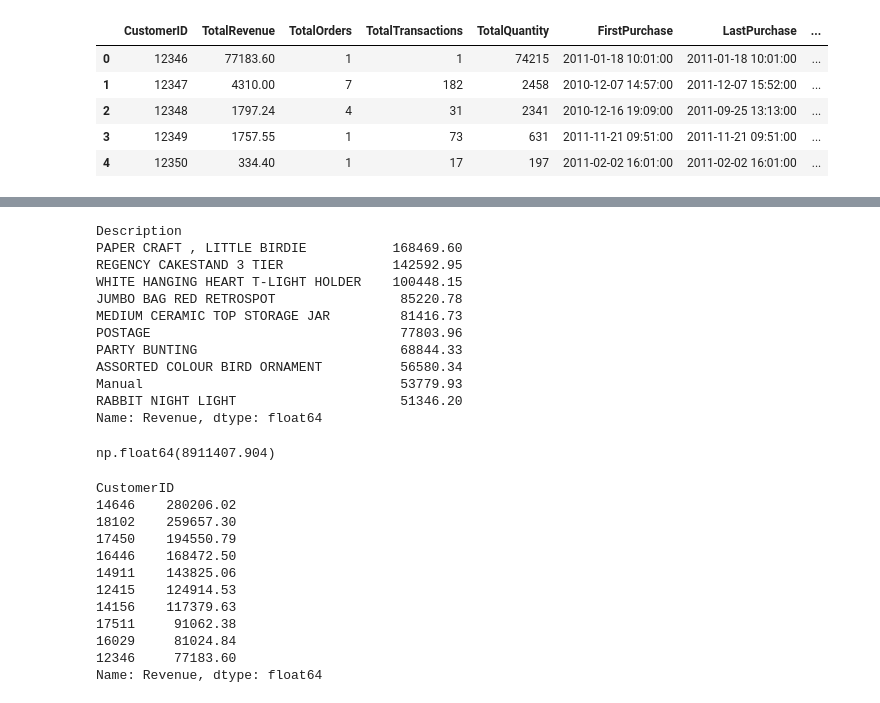
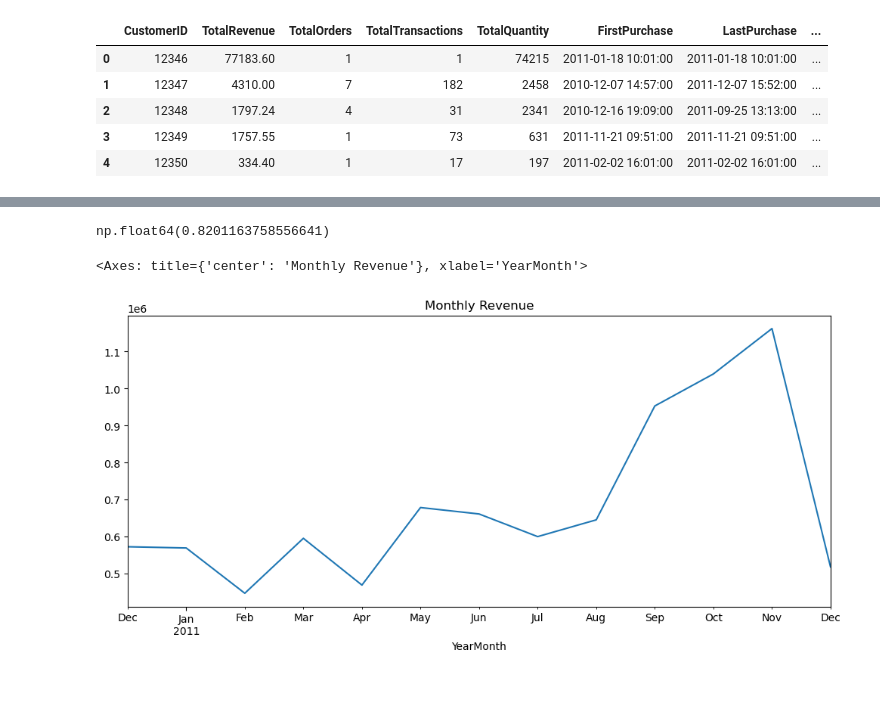
Before and after one commit to patrykraj/sales-analysis, a Jupyter notebook: sales-analysis.ipynb, the cells around one changed output, grey strips where cells are left out. Cells and saved outputs as stored; diff of their text form; code cells hidden in the pictures.

```diff
--- a/sales-analysis.ipynb
+++ b/sales-analysis.ipynb
@@ -171,38 +313,16 @@ customer_table.head()
+# %%
+uk_share = revenue_by_country['United Kingdom'] / revenue_by_country.sum()
+uk_share
+# %% [output]
+np.float64(0.8201163758556641)
+# %%
+df_full['YearMonth'] = df_full['InvoiceDate'].dt.to_period('M')
+monthly_revenue = df_full.groupby('YearMonth')['Revenue'].sum()
+monthly_revenue.plot(kind='line', figsize=(12,5), title='Monthly Revenue')
+# %% [output]
+<Axes: title={'center': 'Monthly Revenue'}, xlabel='YearMonth'>
+[figure, added]
 # %%
-top_products = df_full.groupby('Description')['Revenue'].sum().sort_values(ascending=False).head(10)
-top_products
+#top_products = df_full.groupby('Description')['Revenue'].sum().sort_values(ascending=False).head(10)
+#top_products
-# %% [output]
-Description
-PAPER CRAFT , LITTLE BIRDIE           168469.60
-REGENCY CAKESTAND 3 TIER              142592.95
-WHITE HANGING HEART T-LIGHT HOLDER    100448.15
-JUMBO BAG RED RETROSPOT                85220.78
-MEDIUM CERAMIC TOP STORAGE JAR         81416.73
-POSTAGE                                77803.96
-PARTY BUNTING                          68844.33
-ASSORTED COLOUR BIRD ORNAMENT          56580.34
-Manual                                 53779.93
-RABBIT NIGHT LIGHT                     51346.20
-Name: Revenue, dtype: float64
-# %%
-total_revenue = df_full['Revenue'].sum()
-total_revenue
-# %% [output]
-np.float64(8911407.904)
-# %%
-top_customers = df_full.groupby('CustomerID')['Revenue'].sum().sort_values(ascending=False).head(10)
-top_customers
-# %% [output]
-CustomerID
-14646    280206.02
-18102    259657.30
-17450    194550.79
-16446    168472.50
-14911    143825.06
-12415    124914.53
-14156    117379.63
-17511     91062.38
-16029     81024.84
-12346     77183.60
-Name: Revenue, dtype: float64
 # %%
```
Also changed, not shown: parts of 20 cells of this notebook.
